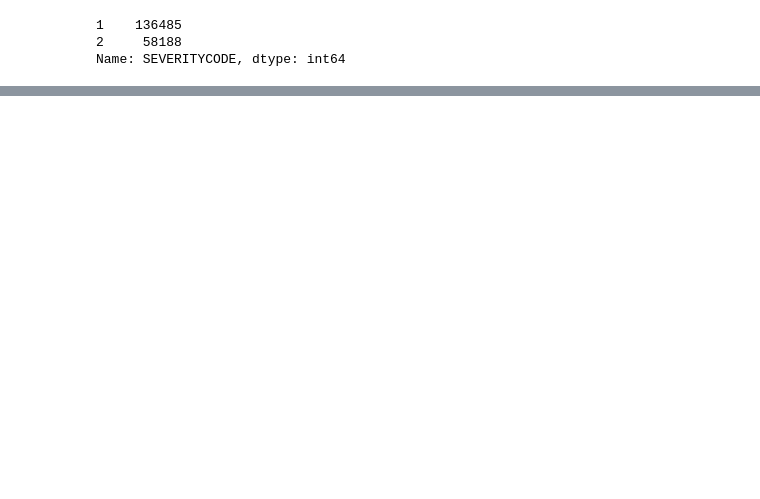
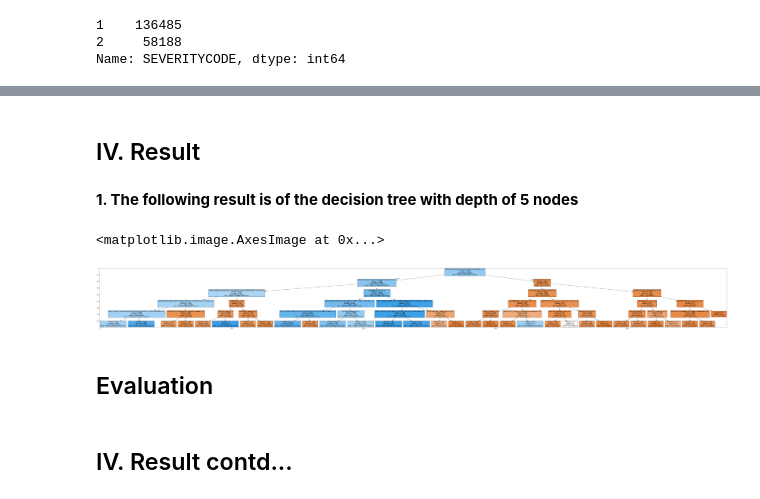
Before and after one commit to dheerajrokade/Coursera_Capstone, a Jupyter notebook: FinalProjectNotebook.ipynb, the cells around one changed output, grey strips where cells are left out. Cells and saved outputs as stored; diff of their text form; code cells hidden in the pictures; blank space fills up the shorter version.

```diff
--- a/FinalProjectNotebook.ipynb
+++ b/FinalProjectNotebook.ipynb
@@ -112,0 +474,3 @@ array([2, 1], dtype=int64)
+# %%
+X=Feature
+X[0:5]
@@ -112,0 +485,3 @@ array([2, 1], dtype=int64)
+# %%
+y=df['SEVERITYDESC'].values
+y[0:5]
@@ -112,0 +502,5 @@ array([2, 1], dtype=int64)
+# %%
+from sklearn.model_selection import train_test_split
+X_train, X_test, y_train, y_test = train_test_split(X, y, test_size=0.2, random_state=4)
+print('train set:', X_train.shape, y_train.shape)
+print('test set:', X_test.shape, y_test.shape)
@@ -112,0 +515,4 @@ array([2, 1], dtype=int64)
+# %%
+#Modelling phase
+Accident_Severity_Model=DecisionTreeClassifier(criterion='entropy', max_depth=5)
+Accident_Severity_Model.fit(X_train, y_train)
@@ -112,0 +560,20 @@ array([2, 1], dtype=int64)
+# %% [markdown]
+## IV. Result
+# %% [markdown]
+**1. The following result is of the decision tree with depth of 5 nodes**
+# %%
+dot_data=StringIO()
+filename="Severity_Tree.png"
+featureNames=Feature.columns
+out=tree.export_graphviz(Accident_Severity_Model, feature_names=featureNames, out_file=dot_data, class_names=np.unique(y_train),\
+                        filled=True, special_characters=True, rotate=False)
+graph=pydotplus.graph_from_dot_data(dot_data.getvalue())
+graph.write_png(filename)
+img=mpimg.imread(filename)
+plt.figure(figsize=(100, 200))
+plt.imshow(img, interpolation='nearest')
+# %% [output]
+<matplotlib.image.AxesImage at 0x...>
+[figure, added]
+# %% [markdown]
+## Evaluation
@@ -112,0 +590,2 @@ array([2, 1], dtype=int64)
+# %% [markdown]
+## IV. Result contd...
```
Also changed, not shown: parts of 59 cells of this notebook.
